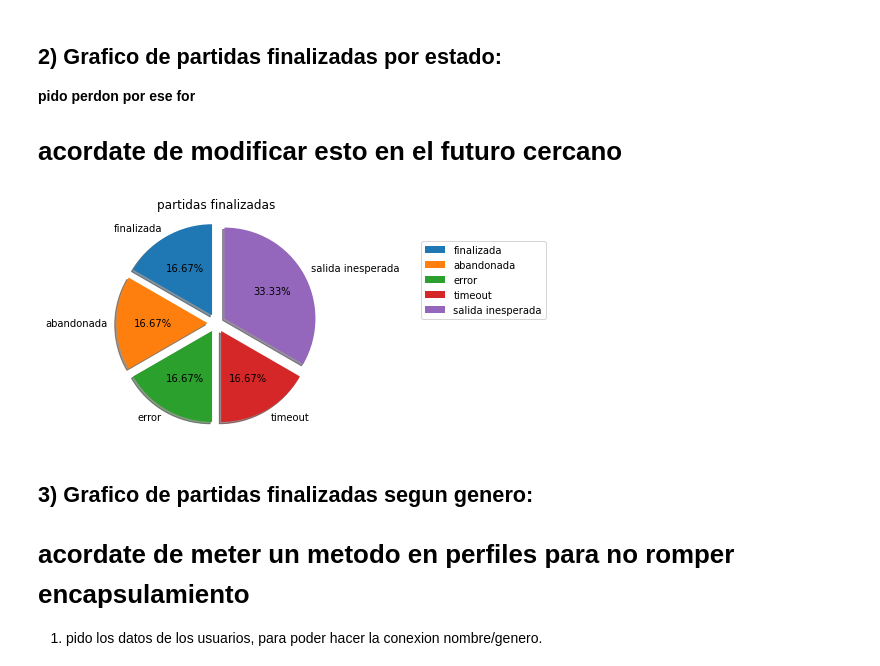
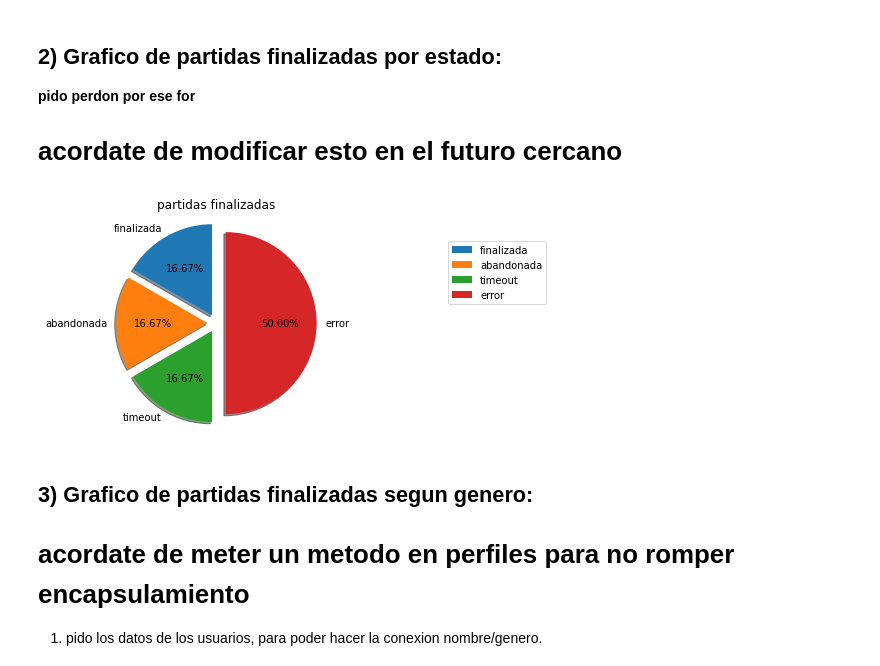
Before and after one commit to leonelranieri/Figurace.py, a Jupyter notebook: src/core/Analisis_de_datos.ipynb, the cells around one changed output. Cells and saved outputs as stored; diff of their text form; code cells hidden in the pictures.

```diff
--- a/src/core/Analisis_de_datos.ipynb
+++ b/src/core/Analisis_de_datos.ipynb
@@ -85,49 +88,47 @@ df = data_set.loc[:, ["evento", "estado"]]
 df = df.drop(df[df.evento == "intento"].index)
 
 
-cant_incontable = 0
+cant_error = 0
 
 nueva = False
 for row in df.itertuples():
     evento = getattr(row, "evento")
     if nueva and evento == "inicio_partida":
-        cant_incontable += 1
+        cant_error += 1
     elif evento == "inicio_partida":
         nueva = True
     elif evento == "fin":
         nueva = False
 if nueva:
-    cant_incontable += 1
+    cant_error += 1
 
 df = df[df["evento"] == "fin"]
 df = df.groupby(["estado"]).size()
 
-cant_fin = df["finalizada"]
-cant_abandonada = df["abandonada"]
-cant_error = df["error"]
-cant_time = df["timeout"]
+etiquetas = ["finalizada", "abandonada", "timeout", "error"]
 
-etiquetas = ["finalizada", "abandonada", "error", "timeout", "salida inesperada"]
+datos_dibujo = []
+for key in etiquetas[:-1]:
+    datos_dibujo.append(df[key] if key in df.index else 0)
+datos_dibujo.append(cant_incontable)
 
-datos_dibujo = [cant_fin, cant_abandonada, cant_error, cant_time, cant_incontable]
-
-explode = (0.1, 0.1, 0.1,  0.1, 0.1)
+explode = (0.1, 0.1, 0.1,  0.1)
 
 plt.pie(datos_dibujo, explode=explode, labels=etiquetas, autopct='%1.2f%%',
 shadow=True, startangle=90, labeldistance= 1.1)
 
 plt.axis('equal')
 plt.legend(etiquetas, loc=1, bbox_to_anchor=(1.5, 0.9))
 plt.title("partidas finalizadas")
 plt.show()
 
 #
 #
 # faltan demasiadas cosas
 #
 #
 # %% [output]
-[figure, old version]
+[figure, new version]
 # %% [markdown]
 ## 3) Grafico de partidas finalizadas segun genero:
 
```
Also changed, not shown: parts of 12 cells of this notebook, 3 other files.
